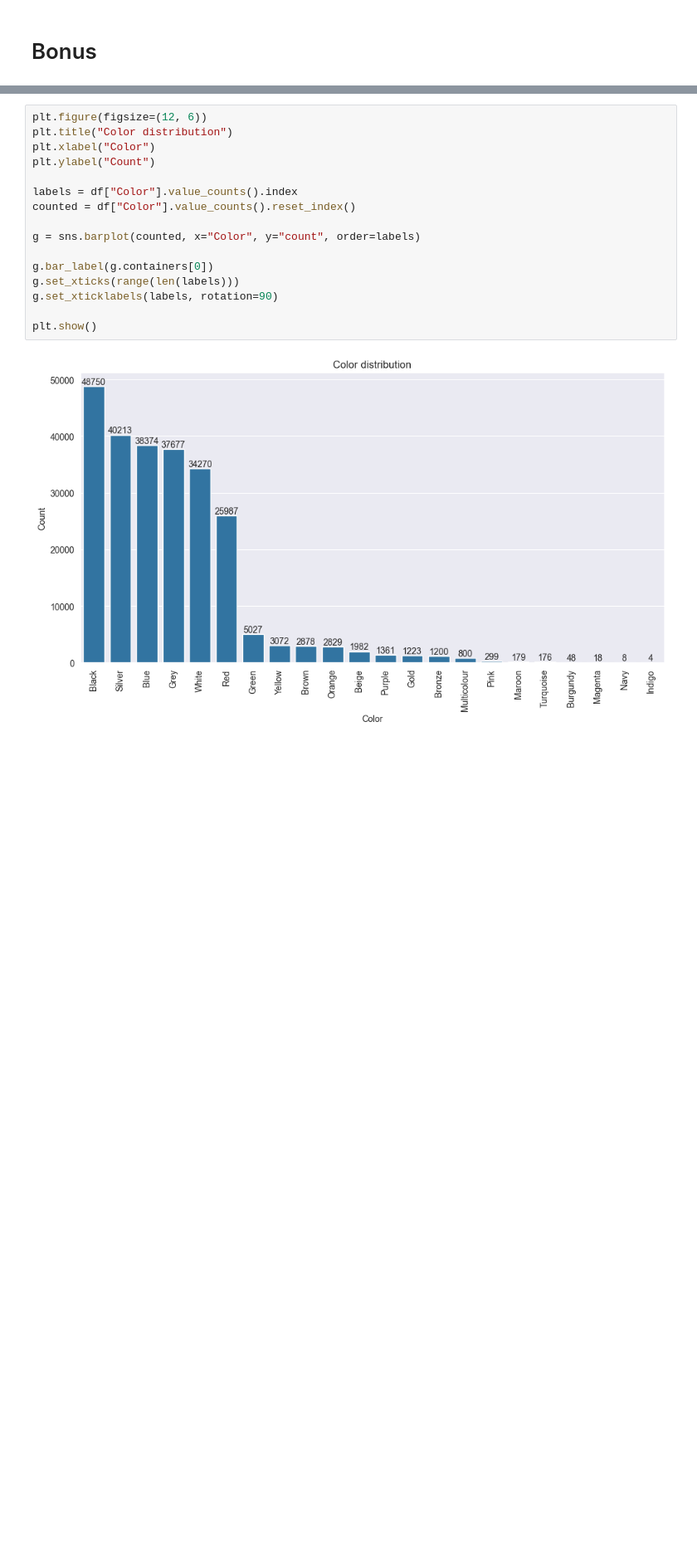
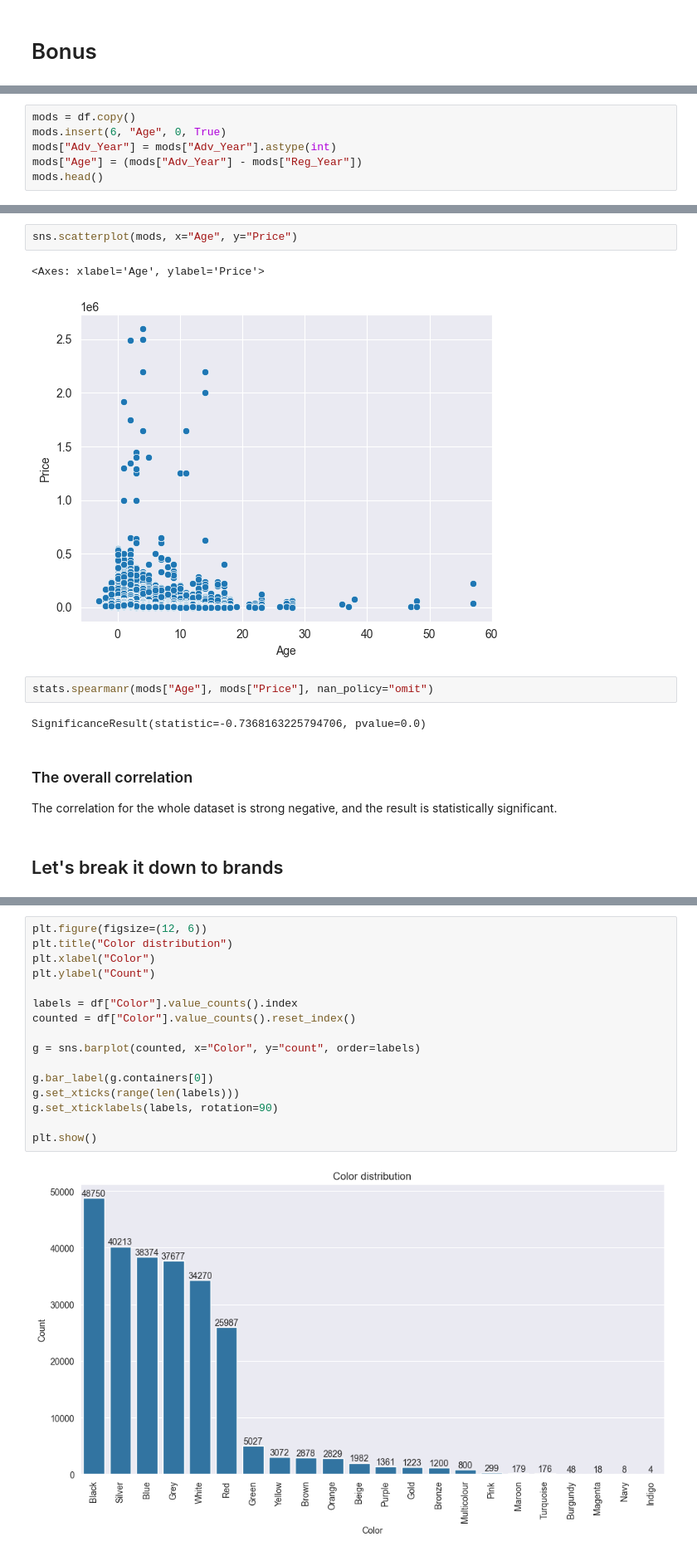
Before and after one commit to maciej-polcyn/data-processing-capstone-project, a Jupyter notebook: report.ipynb, the cells around one changed output, grey strips where cells are left out. Shown at 83% size. Cells and saved outputs as stored; diff of their text form; blank space fills up the shorter version.

```diff
--- a/report.ipynb
+++ b/report.ipynb
@@ -625,0 +624,6 @@ Ideas:
+# %%
+mods = df.copy()
+mods.insert(6, "Age", 0, True)
+mods["Adv_Year"] = mods["Adv_Year"].astype(int)
+mods["Age"] = (mods["Adv_Year"] - mods["Reg_Year"])
+mods.head()
@@ -625,0 +638,15 @@ Ideas:
+# %%
+sns.scatterplot(mods, x="Age", y="Price")
+# %% [output]
+<Axes: xlabel='Age', ylabel='Price'>
+[figure, added]
+# %%
+stats.spearmanr(mods["Age"], mods["Price"], nan_policy="omit")
+# %% [output]
+SignificanceResult(statistic=-0.7368163225794706, pvalue=0.0)
+# %% [markdown]
+### The overall correlation
+
+The correlation for the whole dataset is strong negative, and the result is statistically significant.
+# %% [markdown]
+## Let's break it down to brands
```
Also changed, not shown: parts of 24 cells of this notebook.
